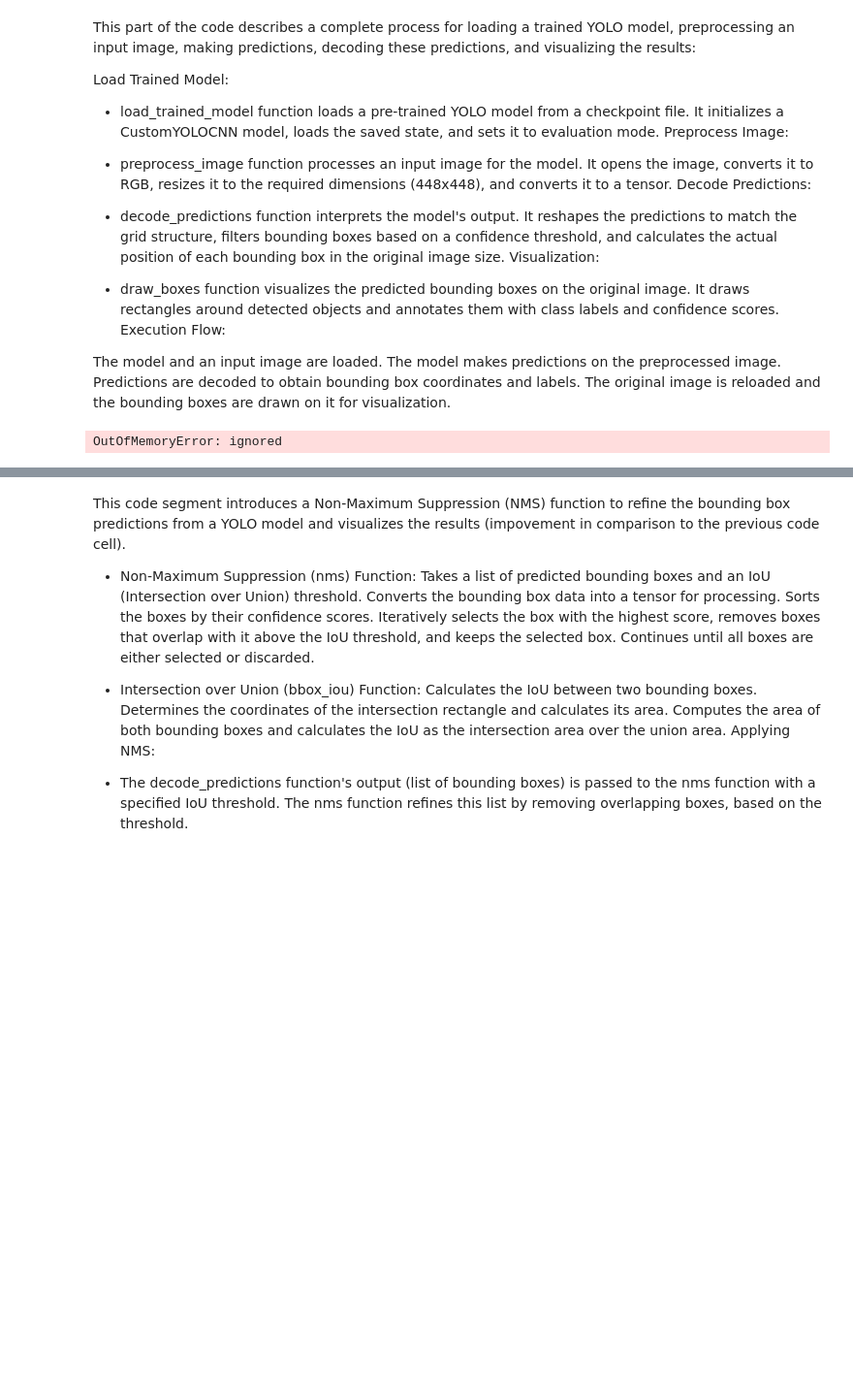
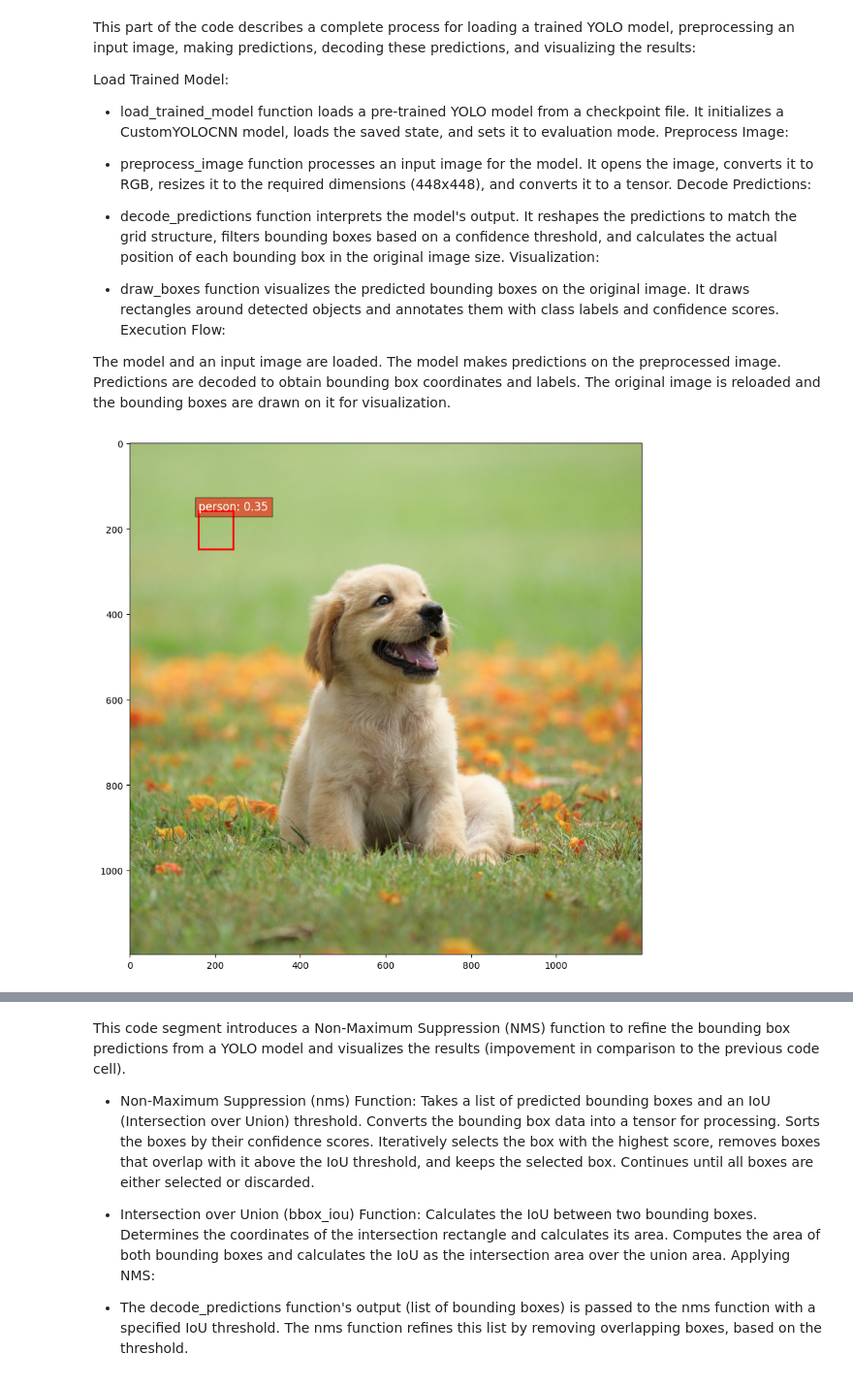
Before and after one commit to M1kE01/yolo_object_detection, a Jupyter notebook: YOLO_object_detection.ipynb, the cells around one changed output, grey strips where cells are left out. Shown at 97% size. Cells and saved outputs as stored; diff of their text form; code cells hidden in the pictures; blank space fills up the shorter version.

Commit message:
Modified predicting

```diff
--- a/YOLO_object_detection.ipynb
+++ b/YOLO_object_detection.ipynb
@@ -764,32 +764,32 @@ def draw_boxes(original_image, boxes, class_map):
     plt.imshow(original_image)
     ax = plt.gca()
 
     # For each box, add a rectangle and label - this is an example, adjust according to your decode_predictions function
     for box in boxes:
         label = class_map[box['label']]
         confidence = box['confidence']
         xmin, ymin, xmax, ymax = box['xmin'], box['ymin'], box['xmax'], box['ymax']
         rect = patches.Rectangle((xmin, ymin), xmax-xmin, ymax-ymin, linewidth=2, edgecolor='r', facecolor='none')
         ax.add_patch(rect)
         plt.text(xmin, ymin, f"{label}: {confidence:.2f}", color='white', fontsize=12, bbox=dict(facecolor='red', alpha=0.5))
 
     plt.show()
 
 # Path to the model checkpoint and image file
-model_path = '/content/yolo_checkpoint_modified.pth.tar'
+model_path = '/content/yolo_checkpoint_complex.pth.tar'
 image_path = '/content/dog-photo.jpg'
 
 # Load the model and preprocess the image
 model = load_trained_model(model_path)
 input_image = preprocess_image(image_path)
 
 # Assuming you have a function that can decode the raw model output into bounding boxes
 with torch.no_grad():
     predictions_tensor = model(input_image.unsqueeze(0))  # Add a batch dimension
 boxes = decode_predictions(predictions_tensor)  # Decode predictions
 
 # Draw the boxes on the original image
 original_image = Image.open(image_path).convert('RGB')  # Convert image to RGB
 draw_boxes(original_image, boxes, inverse_label_map)
 # %% [output]
-OutOfMemoryError: ignored
+[figure, added]
```
Also changed, not shown: parts of 6 cells of this notebook.
